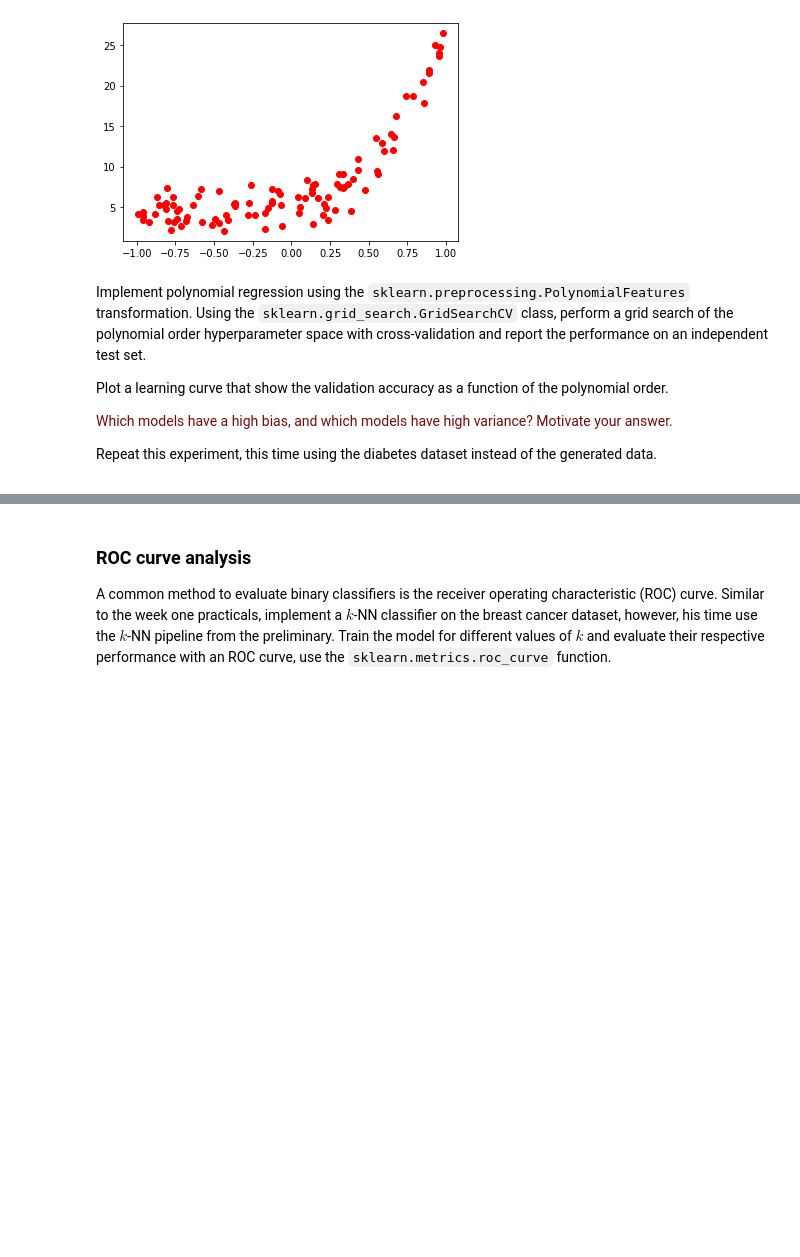
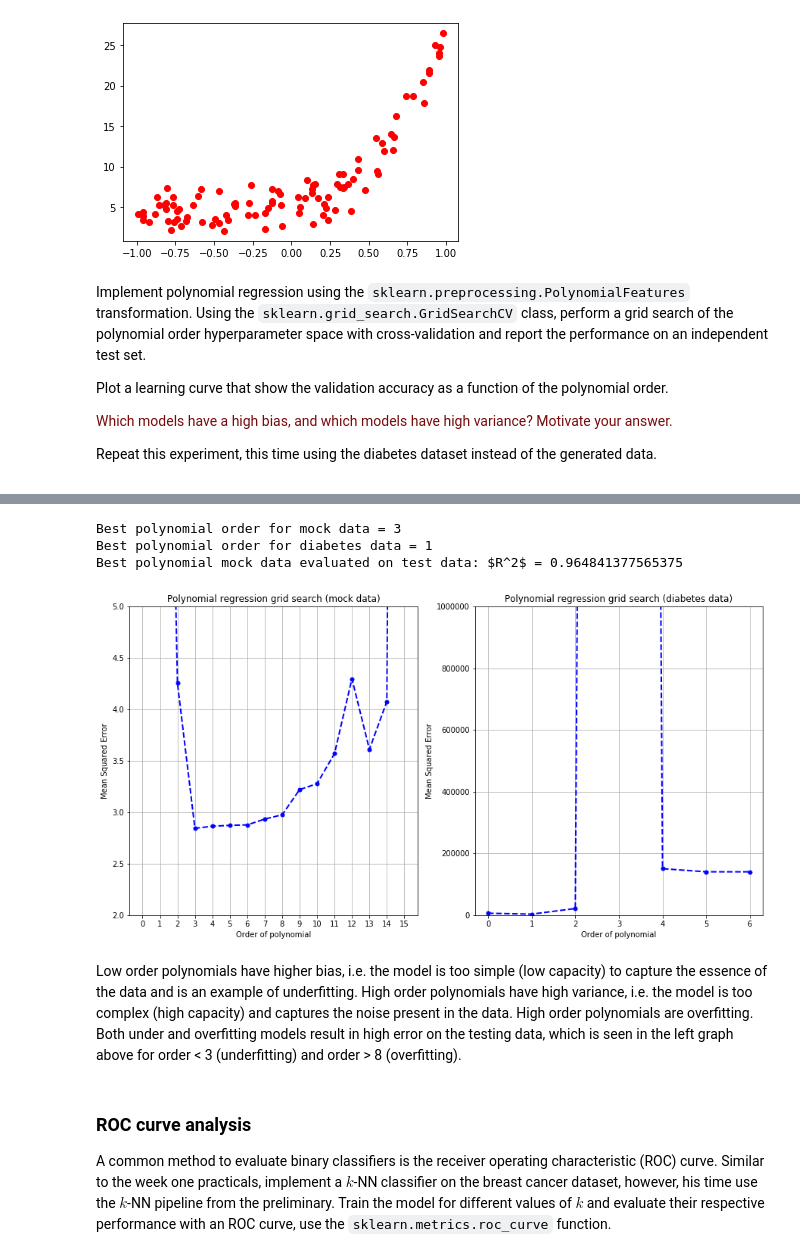
Before and after one commit to tdewaard/8dm40-machine-learning, a Jupyter notebook: practicals/week_2.ipynb, the cells around one changed output, grey strips where cells are left out. Saved outputs shown, nothing was run; the diff lists cells and outputs as text; code cells hidden in the pictures; blank space fills up the shorter version.

Commit message:
polynomial regression

```diff
--- a/practicals/week_2.ipynb
+++ b/practicals/week_2.ipynb
@@ -233,3 +174,82 @@ GridSearchCV(cv=10, error_score='raise-deprecating',
+# %%
+from sklearn.preprocessing import PolynomialFeatures
+from sklearn.linear_model import LinearRegression
+from sklearn.model_selection import GridSearchCV, train_test_split
+from sklearn.pipeline import make_pipeline
+import operator as op
+
+# the mock data
+X_ = X[:, np.newaxis]
+y_ = y[:, np.newaxis]
+
+# diabetes data
+diabetes = datasets.load_diabetes()
+X_diabetes = diabetes.data
+y_diabetes = diabetes.target
+
+# splitting
+X_train, X_test, y_train, y_test = train_test_split(X_, y_, random_state=50)
+X_dtrain, X_dtest, y_dtrain, y_dtest = train_test_split(X_diabetes, y_diabetes, random_state=50)
+
+# grid search on polynomial order
+def PolynomialRegression(degree=2, **kwargs):
+    return make_pipeline(PolynomialFeatures(degree), LinearRegression(**kwargs))
+
+param_grid_mock = {'polynomialfeatures__degree': np.arange(16)}
+param_grid_diabetes = {'polynomialfeatures__degree': np.arange(7)}
+poly_grid_mock = GridSearchCV(PolynomialRegression(), param_grid_mock, cv=10, scoring='neg_mean_squared_error', \
+                         iid=False, return_train_score=False)
+poly_grid_diabetes = GridSearchCV(PolynomialRegression(), param_grid_diabetes, cv=10, scoring='neg_mean_squared_error', \
+                         iid=False, return_train_score=False)
+
+poly_grid_mock.fit(X_train, y_train)
+poly_grid_diabetes.fit(X_dtrain, y_dtrain)
+
+# results
+print("Best polynomial order for mock data = {}".format(poly_grid_mock.best_params_['polynomialfeatures__degree']))
+print("Best polynomial order for diabetes data = {}".format(poly_grid_diabetes.best_params_['polynomialfeatures__degree']))
+
+# test best model on independent test data
+score = poly_grid_mock.best_estimator_.score(X_test, y_test)
+print("Best polynomial mock data evaluated on test data: R^2 = {}".format(score))
+
+results_mock = poly_grid_mock.cv_results_
+results_diabetes = poly_grid_diabetes.cv_results_
+
+pol_degrees_mock = results_mock['param_polynomialfeatures__degree'].data.astype(int)
+mean_test_score_mock = np.negative(results_mock['mean_test_score'])
+std_test_score_mock = results_mock['std_test_score']
+
+pol_degrees_d = results_diabetes['param_polynomialfeatures__degree'].data.astype(int)
+mean_test_score_d = np.negative(results_diabetes['mean_test_score'])
+std_test_score_d = results_diabetes['std_test_score']
+
+
+# plotting
+fig, axes = plt.subplots(nrows=1, ncols=2, figsize=(15, 7.5))
+axes[0].plot(pol_degrees_mock, mean_test_score_mock, 'b.--', linewidth=2, ms=10)
+axes[0].set_xlabel("Order of polynomial")
+axes[0].set_ylabel("Mean Squared Error")
+axes[0].set_xticks(pol_degrees)
+axes[0].set_title("Polynomial regression grid search (mock data)")
+axes[0].grid(True)
+axes[0].set_ylim([2, 5])
+
+axes[1].plot(pol_degrees_d, mean_test_score_d, 'b.--', linewidth=2, ms=10)
+axes[1].set_xlabel("Order of polynomial")
+axes[1].set_ylabel("Mean Squared Error")
+axes[1].set_xticks(pol_degrees_d)
+axes[1].set_title("Polynomial regression grid search (diabetes data)")
+axes[1].grid(True)
+axes[1].set_ylim([0, 1e6])
+plt.show()
+# %% [output]
+Best polynomial order for mock data = 3
+Best polynomial order for diabetes data = 1
+Best polynomial mock data evaluated on test data: $R^2$ = 0.964841377565375
+[figure, added]
+# %% [markdown]
+Low order polynomials have higher bias, i.e. the model is too simple (low capacity) to capture the essence of the data and is an example of underfitting. High order polynomials have high variance, i.e. the model is too complex (high capacity) and captures the noise present in the data. High order polynomials are overfitting. Both under and overfitting models result in high error on the testing data, which is seen in the left graph above for order < 3 (underfitting) and order > 8 (overfitting).
 # %% [markdown]
 ### ROC curve analysis
 A common method to evaluate binary classifiers is the receiver operating characteristic (ROC) curve. Similar to the week one practicals, implement a $k$-NN classifier on the breast cancer dataset, however, his time use the $k$-NN pipeline from the preliminary. Train the model for different values of $k$ and evaluate their respective performance with an ROC curve, use the `sklearn.metrics.roc_curve` function.
```
Also changed, not shown: parts of 1 cell of this notebook, 1 other file.
